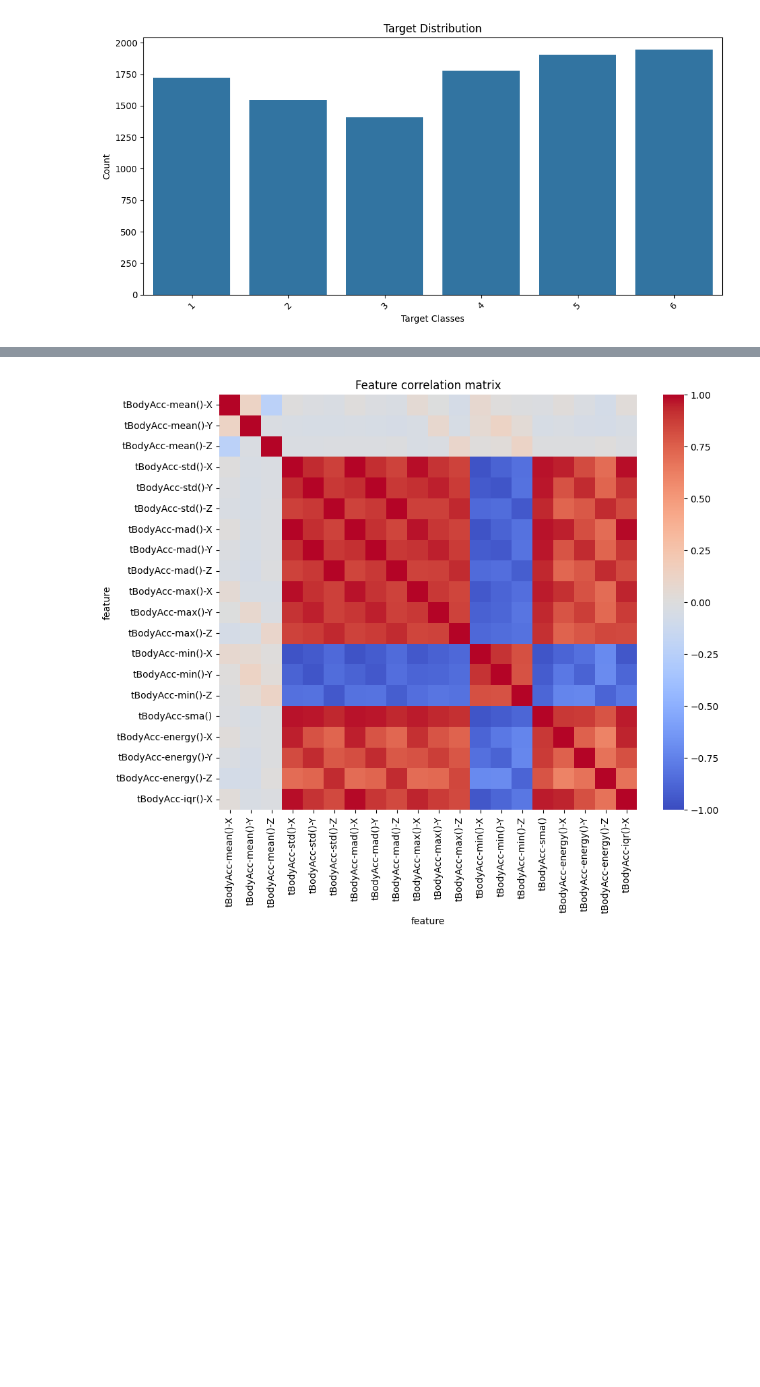
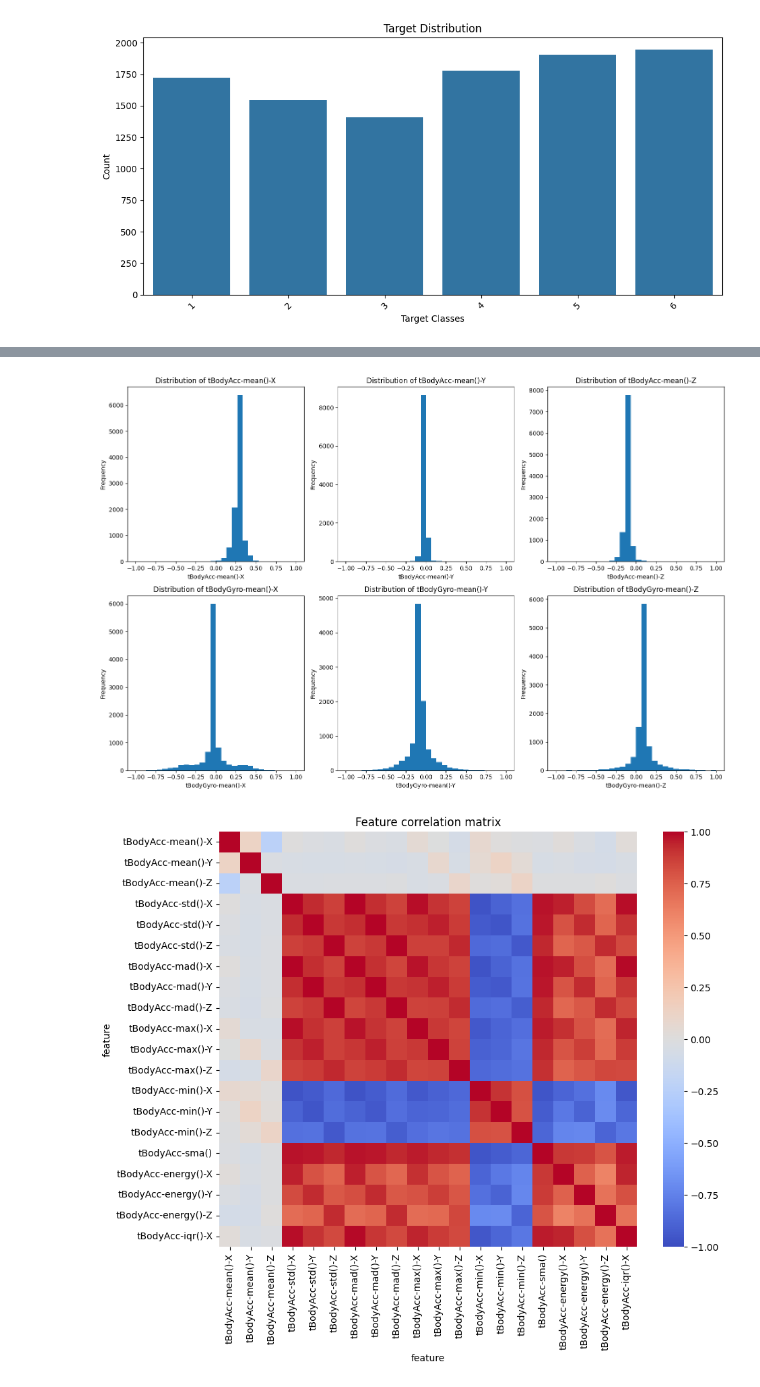
Before and after one commit to kkmm1234/UI_Project, a Jupyter notebook: UI_project_2025.ipynb, the cells around one changed output, grey strips where cells are left out. Drawn from its saved outputs; the diff is of its cells as text; code cells hidden in the pictures; blank space fills up the shorter version.

```diff
--- a/UI_project_2025.ipynb
+++ b/UI_project_2025.ipynb
@@ -71,3 +74,24 @@ df.iloc[:, :10].describe()
+# %%
+#distribution plots - histograms of a few selected features
+plt.figure(figsize=(15, 10))
+for i, feature in enumerate(['tBodyAcc-mean()-X', 'tBodyAcc-mean()-Y', 'tBodyAcc-mean()-Z']):
+    plt.subplot(2, 3, i+1)
+    plt.hist(df[feature], bins=30)
+    plt.title(f'Distribution of {feature}')
+    plt.xlabel(feature)
+    plt.ylabel('Frequency')
+
+for i, feature in enumerate(['tBodyGyro-mean()-X', 'tBodyGyro-mean()-Y', 'tBodyGyro-mean()-Z']):
+    plt.subplot(2, 3, i+4)
+    plt.hist(df[feature], bins=30)
+    plt.title(f'Distribution of {feature}')
+    plt.xlabel(feature)
+    plt.ylabel('Frequency')
+
+plt.tight_layout()
+plt.show()
+# %% [output]
+[figure, added]
 # %%
 #correlation matrix first 20 features
 corr_matrix = df.iloc[:, :20].corr()
```
Also changed, not shown: parts of 22 cells of this notebook, 5 other files.
